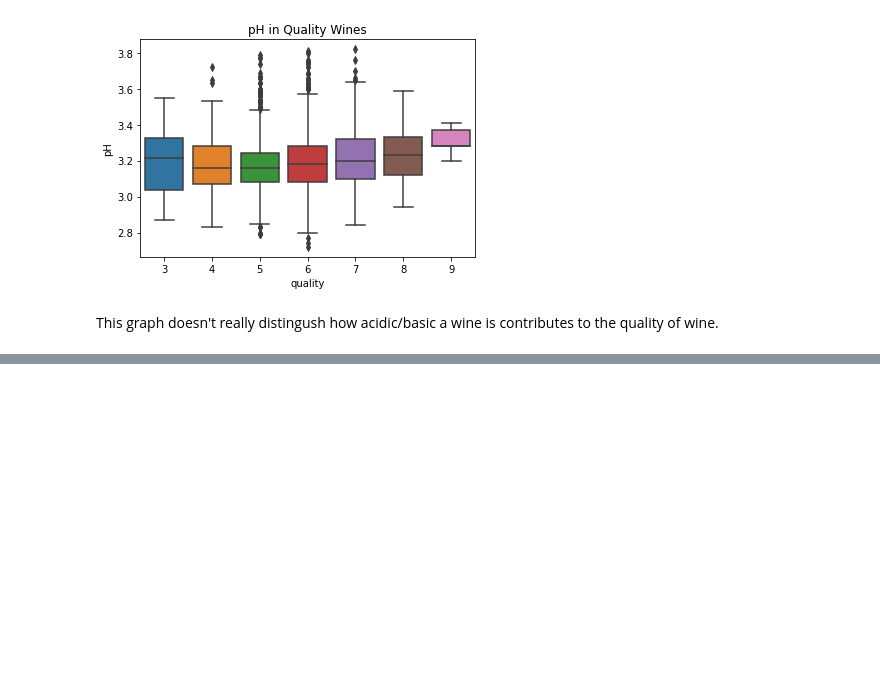
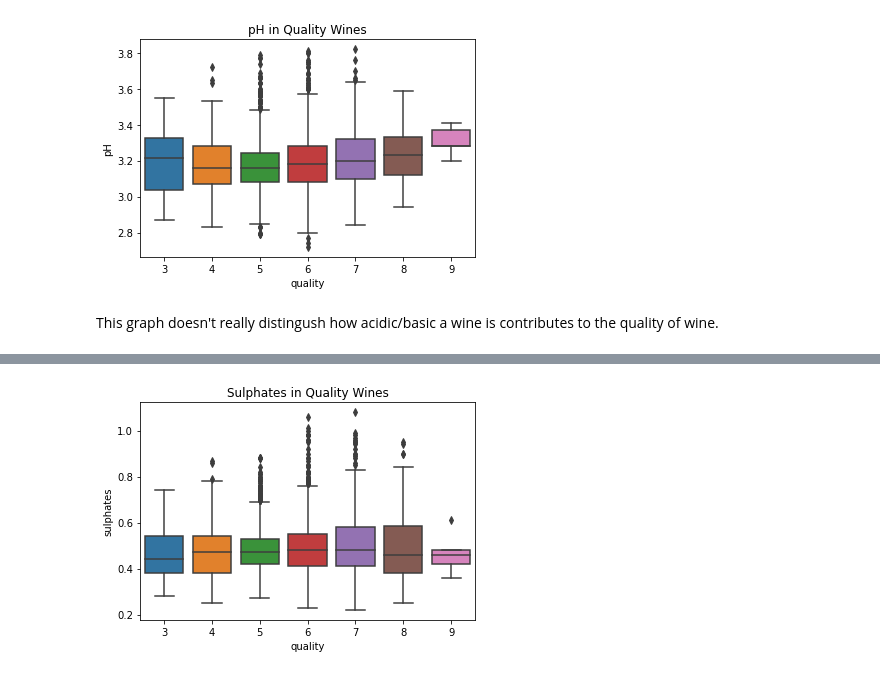
Before and after one commit to ktpatrick8/final-countdown, a Jupyter notebook: White Wine Graphs .ipynb, the cells around one changed output, grey strips where cells are left out. Saved outputs shown, nothing was run; the diff lists cells and outputs as text; code cells hidden in the pictures; blank space fills up the shorter version.

```diff
--- a/White Wine Graphs .ipynb
+++ b/White Wine Graphs .ipynb
@@ -81,0 +88,6 @@ This graph doesn't really distingush how acidic/basic a wine is contributes to t
+# %%
+sulphates_box = sns.boxplot(x='quality', y='sulphates', data=white_table_df)
+sulphates_box.set(title="Sulphates in Quality Wines")
+plt.savefig('ww_sulphates.png')
+# %% [output]
+[figure, added]
```
Also changed, not shown: parts of 4 cells of this notebook, 8 other files.
